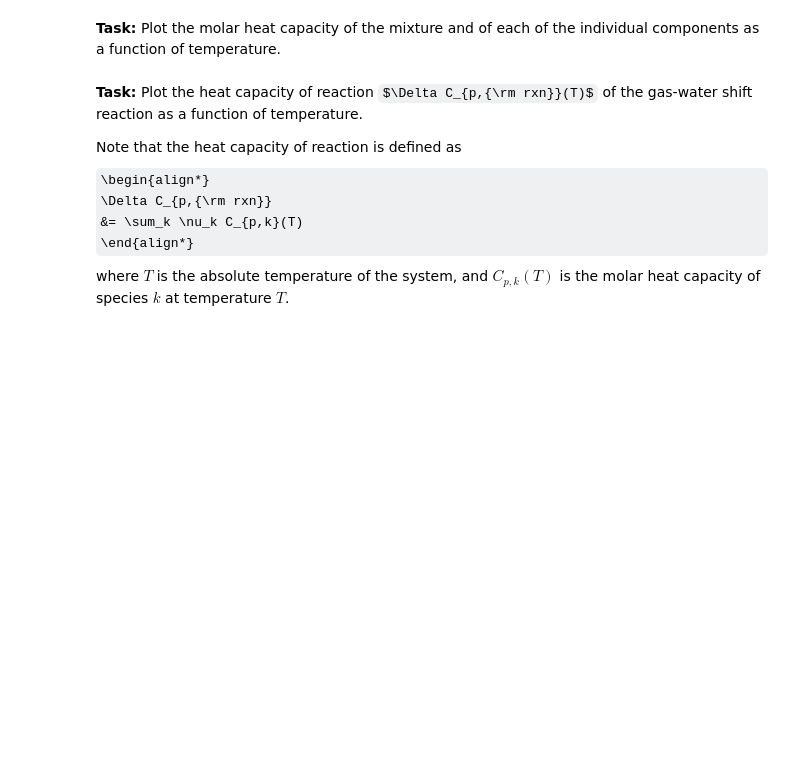
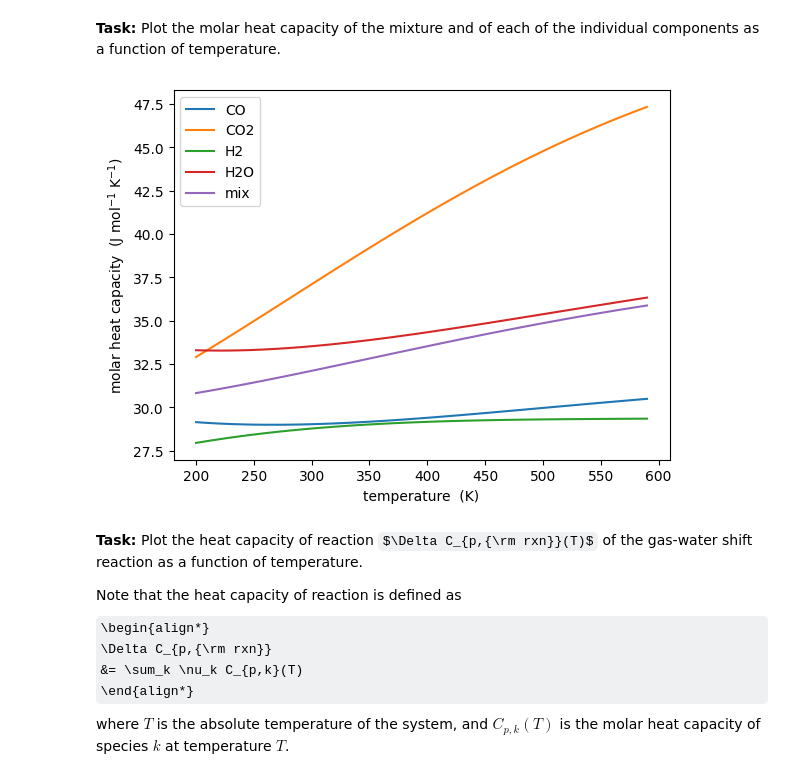
Before and after one commit to vint-j/Chemical-Engineering, a Jupyter notebook: Notebooks/CP213/Tutorial 1.ipynb, the cells around one changed output. Drawn from its saved outputs; the diff is of its cells as text; code cells hidden in the pictures; some formulas as TeX source; blank space fills up the shorter version.

```diff
--- a/Notebooks/CP213/Tutorial 1.ipynb
+++ b/Notebooks/CP213/Tutorial 1.ipynb
@@ -397,12 +399,11 @@ mole['H2']  = 1.0
 mole['H2O'] = 1.0
 
 
-total_moles = # ???
+total_moles = sum(mole.values())
 
 x_dict = {}
 for name, N in mole.items():
-
-    # TODO main body goes here <-----------------------------
+    x_dict[name] = N / total_moles
 
 
 # output your answer
@@ -444,13 +450,43 @@ Plot the molar heat capacity of the mixture and of each of the individual compon
 # %%
 moles = {'CO':1, 'CO2':2, 'H2':0, 'H2O':1}
 T_data = np.arange(200.0, 600.0, 10.0)
 
-# TODO <--- your work here
+
+# get mole fractions
+total_moles = sum(mole.values())
+x_dict = {}
+for name, N in mole.items():
+    x_dict[name] = N/total_moles
+
+
+Cp_data = {name: [] for name in x_dict.keys()}
+Cp_data['mix'] = []
+
+for T in T_data:
+    Cp_mix = 0.0
+    for name, x in x_dict.items():
+        Cp = 0.0
+        k = 0
+        for aa in data[name]['Cp_coeff']:
+            Cp += aa*T**k
+            k += 1
+        Cp *= 8.314
+        Cp_data[name].append(Cp)
+        Cp_mix += x * Cp
+    Cp_data['mix'].append(Cp_mix)
+
+
+
+for name in Cp_data.keys():
+    plt.plot(T_data, Cp_data[name], label=name)
+
 
 plt.legend()
-plt.xlabel('temperature / K')
-plt.ylabel(r'molar heat capacity / J mol$^{-1}$ K$^{-1}$')
+plt.xlabel('temperature  (K)')
+plt.ylabel(r'molar heat capacity  (J mol$^{-1}$ K$^{-1}$)')
 plt.show()
+# %% [output]
+[figure, added]
 # %% [markdown]
 **Task:**
 Plot the heat capacity of reaction $\Delta C_{p,{\rm rxn}}(T)$ of the gas-water shift reaction as a function of temperature.
```
Also changed, not shown: parts of 3 cells of this notebook.
